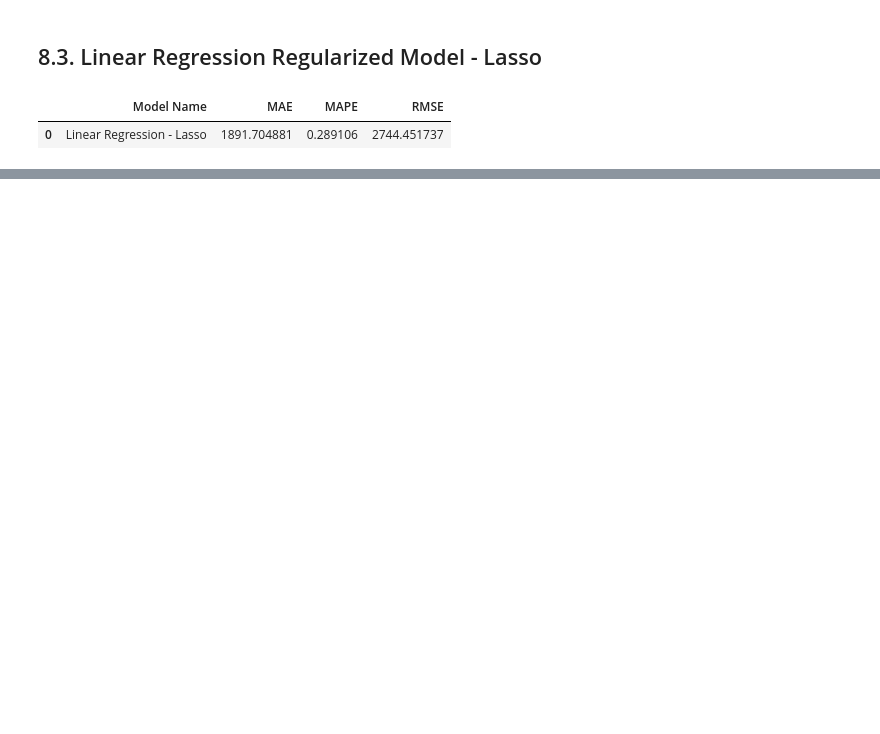
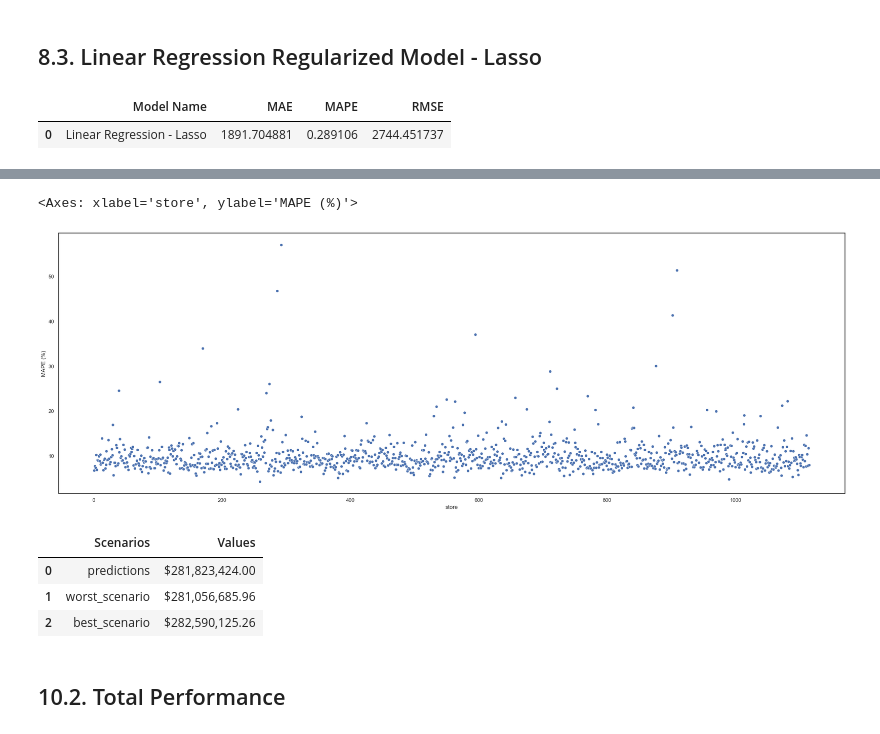
Before and after one commit to lfaferreira/predict-rossmann-store-sales, a Jupyter notebook: rossmann_store_sales_prediction.ipynb, the cells around one changed output, grey strips where cells are left out. Saved outputs shown, nothing was run; the diff lists cells and outputs as text; code cells hidden in the pictures; blank space fills up the shorter version.

Commit message:
update project, end error translation and interpretation data

```diff
--- a/rossmann_store_sales_prediction.ipynb
+++ b/rossmann_store_sales_prediction.ipynb
@@ -1258,3 +1290,9 @@ x_test = X_test[cols_selected_boruta].drop(columns=['date', 'sales'])
+# %%
+x_train = X_train[cols_selected_boruta]
+x_test = X_test[cols_selected_boruta]
+
+# Time Series Data Preparation
+x_training = X_train[cols_selected_boruta_full]
 # %% [markdown]
 ## 8.1. Average Model
 # %%
@@ -1304,0 +1533,6 @@ lrr_result
+# %%
+df10 = X_test[cols_selected_boruta_full].copy()
+
+# reescale
+df10['sales'] = np.expm1(df10['sales'])
+df10['predictions'] = np.expm1(yhat_xgb_tuned)
@@ -1304,0 +1541,29 @@ lrr_result
+# %%
+# sum of predictions
+df10_sum_pred = df10[['store', 'predictions']].groupby('store').sum().reset_index()
+
+# MAE and MAPE
+df10_mae = df10[['store', 'sales', 'predictions']].groupby('store').apply(lambda x: mean_absolute_error(x['sales'], x['predictions'])).reset_index().rename(columns={0: 'MAE'})
+df10_mape = df10[['store', 'sales', 'predictions']].groupby('store').apply(lambda x: mean_absolute_percentage_error(x['sales'], x['predictions'])).reset_index().rename(columns={0: 'MAPE'})
+
+# Merge
+df10_merge = pd.merge(df10_mae, df10_mape, how='inner', on='store')
+df10_report = pd.merge(df10_sum_pred, df10_merge)
+
+#Scenearios
+df10_report['worst_scenario'] = df10_report['predictions'] - df10_report['MAE']
+df10_report['best_scenario'] = df10_report['predictions'] + df10_report['MAE']
+
+df10_report = df10_report[['store', 'predictions', 'worst_scenario', 'best_scenario', 'MAE', 'MAPE']]
+# %%
+sales_report = df10_report.copy()
+
+sales_report['predictions'] = sales_report['predictions'].round(2)
+sales_report['worst_scenario'] = sales_report['worst_scenario'].round(2)
+sales_report['best_scenario'] = sales_report['best_scenario'].round(2)
+sales_report['MAE'] = sales_report['MAE'].round(2)
+sales_report['MAPE'] = (sales_report['MAPE'] * 100).round(2)
+
+sales_report = sales_report.rename(columns={'MAPE': 'MAPE (%)'})
+
+sales_report.sample(5, random_state=37)
@@ -1304,0 +1595,18 @@ lrr_result
+# %%
+plt.figure(figsize=(30, 10))
+
+sns.scatterplot(x='store', y='MAPE (%)', data=sales_report)
+# %% [output]
+<Axes: xlabel='store', ylabel='MAPE (%)'>
+[figure, added]
+# %%
+profit_from_sales_report = df10_report[['predictions', 'worst_scenario', 'best_scenario']].apply(lambda x: np.sum(x), axis=0).reset_index().rename(columns={'index':'Scenarios', 0:'Values'})
+profit_from_sales_report['Values'] =  profit_from_sales_report['Values'].map('${:,.2f}'.format)
+profit_from_sales_report
+# %% [output]
+|  | Scenarios | Values |
+| 0 | predictions | $281,823,424.00 |
+| 1 | worst_scenario | $281,056,685.96 |
+| 2 | best_scenario | $282,590,125.26 |
+# %% [markdown]
+## 10.2. Total Performance
```
Also changed, not shown: parts of 64 cells of this notebook.
